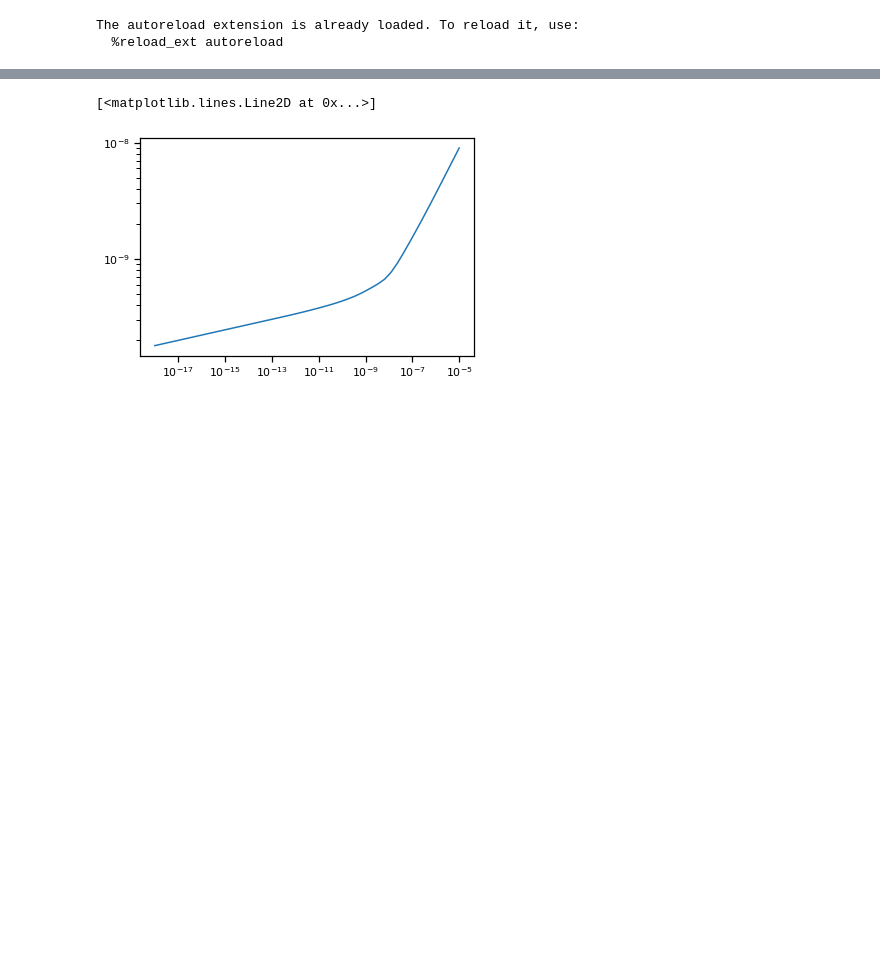
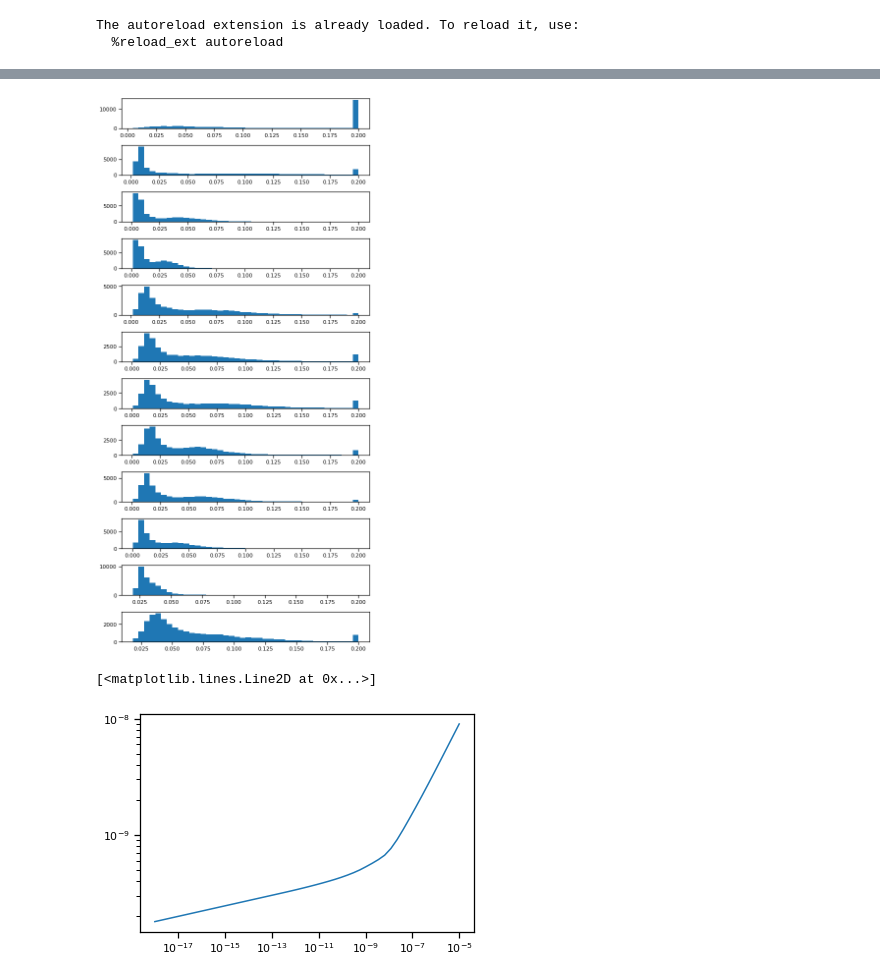
Before and after one commit to mwalmsley/agnfinder, a Jupyter notebook: notebooks/inference/estimate_uncertainties.ipynb, the cells around one changed output, grey strips where cells are left out. Drawn from its saved outputs; the diff is of its cells as text; code cells hidden in the pictures; blank space fills up the shorter version.

```diff
--- a/notebooks/inference/estimate_uncertainties.ipynb
+++ b/notebooks/inference/estimate_uncertainties.ipynb
@@ -43,4 +45,6 @@ reliable_df = photometry_to_table.get_table(df, reliable=False, errors=True)
 # %%
 reliable_df.to_parquet(os.path.join(DATA_ROOT, 'photometry_quicksave.parquet'), index=False)
+# %%
+reliable_df = pd.read_parquet(os.path.join(DATA_ROOT, 'photometry_quicksave.parquet'))
 # %%
 len(reliable_df)
@@ -83,10 +117,12 @@ bands, errors
 # %%
 fig, axes = plt.subplots(nrows=len(bands), figsize=(8, 16))
 for n, (band, error) in enumerate(zip(bands, errors)):
     relative_error = reliable_df[error] / reliable_df[band]
-    ceiling_error = np.min(np.stack([relative_error, np.ones_like(relative_error) * 0.4]), axis=0)
+    ceiling_error = np.min(np.stack([relative_error, np.ones_like(relative_error) * 0.2]), axis=0)
     axes[n].hist(ceiling_error, bins=40)
 fig.tight_layout()
+# %% [output]
+[figure, added]
 # %%
 best_fit = log_space_fit(reliable_df['u_sloan'], reliable_df['u_sloan_err'], visualise=False)
 # %%
```
Also changed, not shown: parts of 10 cells of this notebook, 2 other files.
